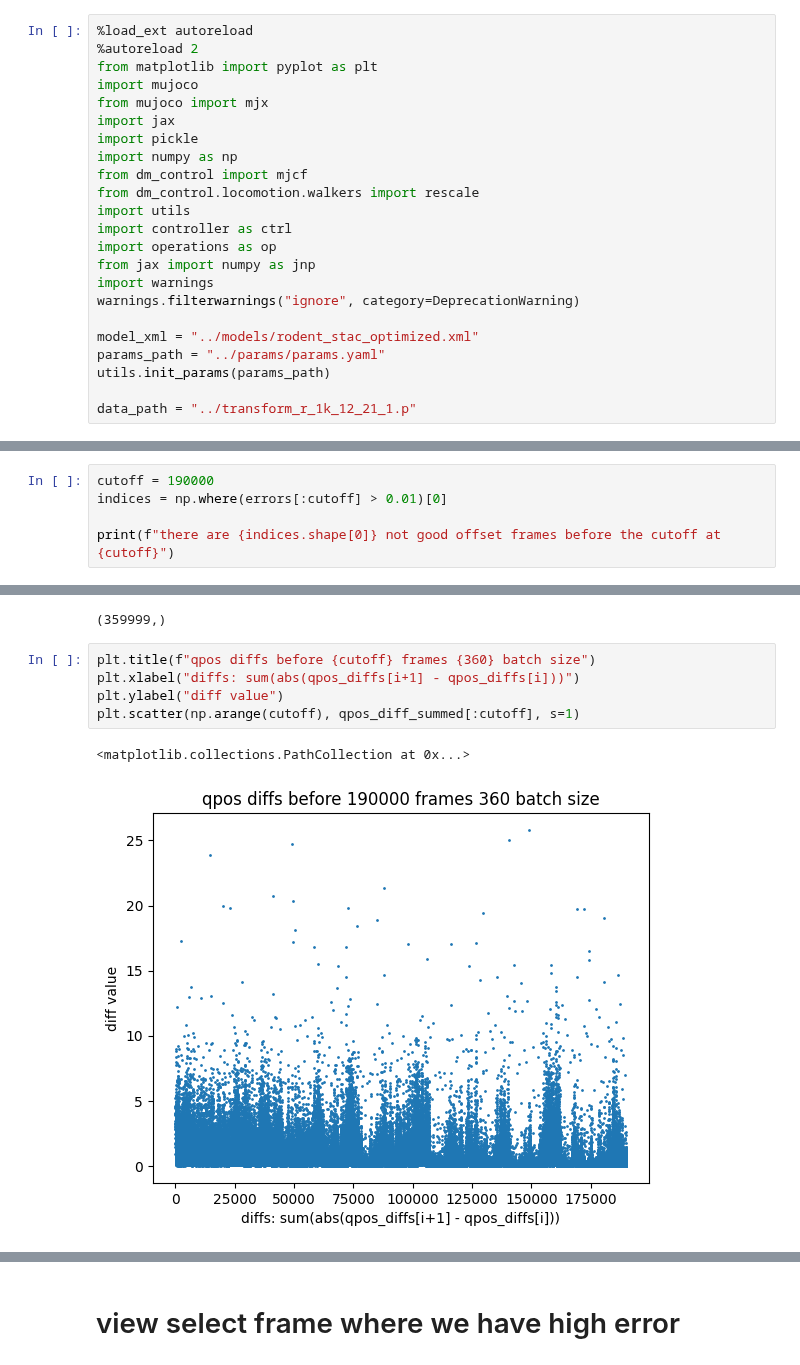
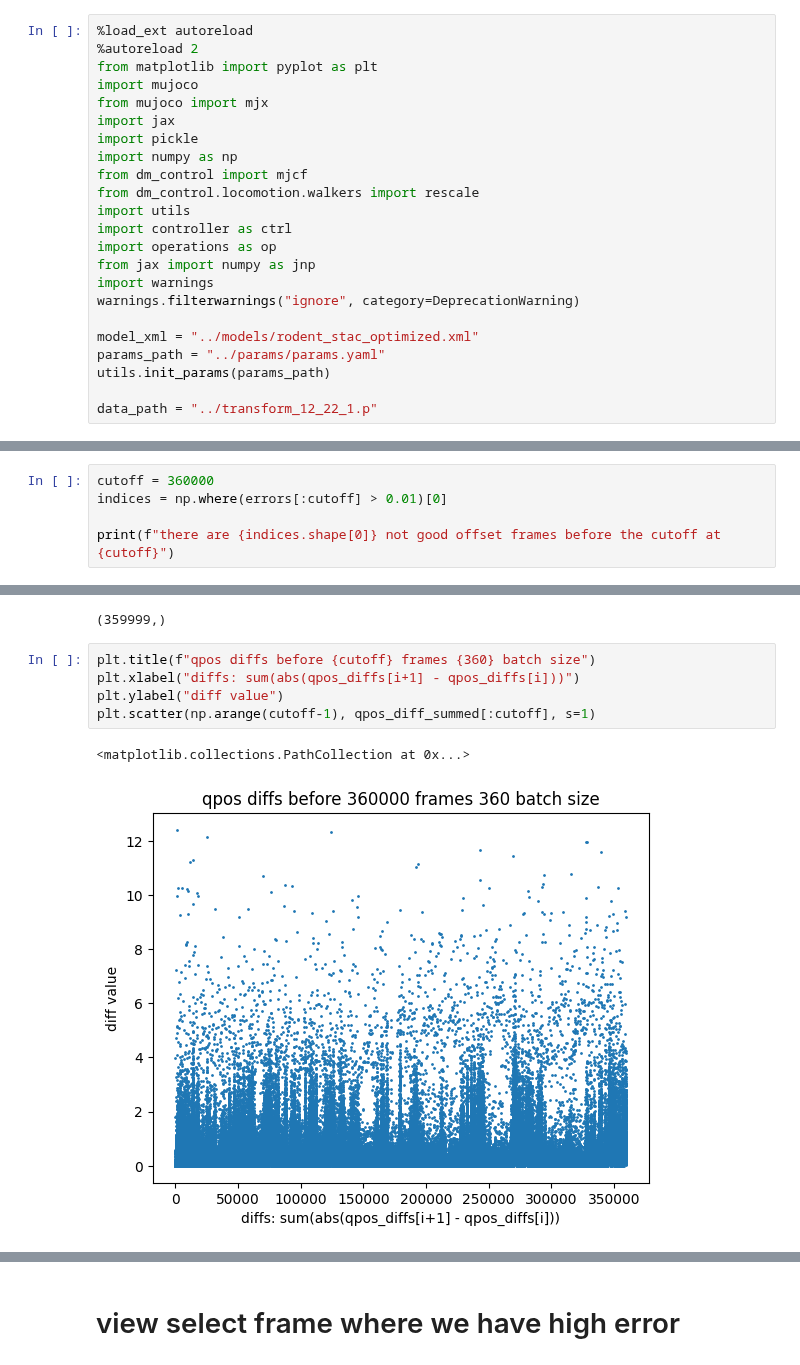
Before and after one commit to talmolab/stac-mjx, a Jupyter notebook: stac-mjx/graph_error.ipynb, the cells around one changed output, grey strips where cells are left out. Saved outputs shown, nothing was run; the diff lists cells and outputs as text.

```diff
--- a/stac-mjx/graph_error.ipynb
+++ b/stac-mjx/graph_error.ipynb
@@ -20,4 +20,4 @@ model_xml = "../models/rodent_stac_optimized.xml"
 params_path = "../params/params.yaml"
 utils.init_params(params_path)
 
-data_path = "../transform_r_1k_12_21_1.p"
+data_path = "../transform_12_22_1.p"
@@ -129,5 +119,5 @@ mean: 0.000735923764295876, std: 0.0015000818530097604
 # %%
-cutoff = 190000
+cutoff = 360000
 indices = np.where(errors[:cutoff] > 0.01)[0]
 
 print(f"there are {indices.shape[0]} not good offset frames before the cutoff at {cutoff}")
@@ -174,11 +164,11 @@ qpos_diff_summed.shape
 # %%
 plt.title(f"qpos diffs before {cutoff} frames {360} batch size")
 plt.xlabel("diffs: sum(abs(qpos_diffs[i+1] - qpos_diffs[i]))")
 plt.ylabel("diff value")
-plt.scatter(np.arange(cutoff), qpos_diff_summed[:cutoff], s=1)
+plt.scatter(np.arange(cutoff-1), qpos_diff_summed[:cutoff], s=1)
 # %% [output]
 <matplotlib.collections.PathCollection at 0x...>
-[figure, old version]
+[figure, new version]
 # %%
 # Split qpos_diff_summed into two arrays: one has 10 values for every multiple of 360,
 # and the other one has the rest of the values
```
Also changed, not shown: parts of 11 cells of this notebook, 4 other files.
